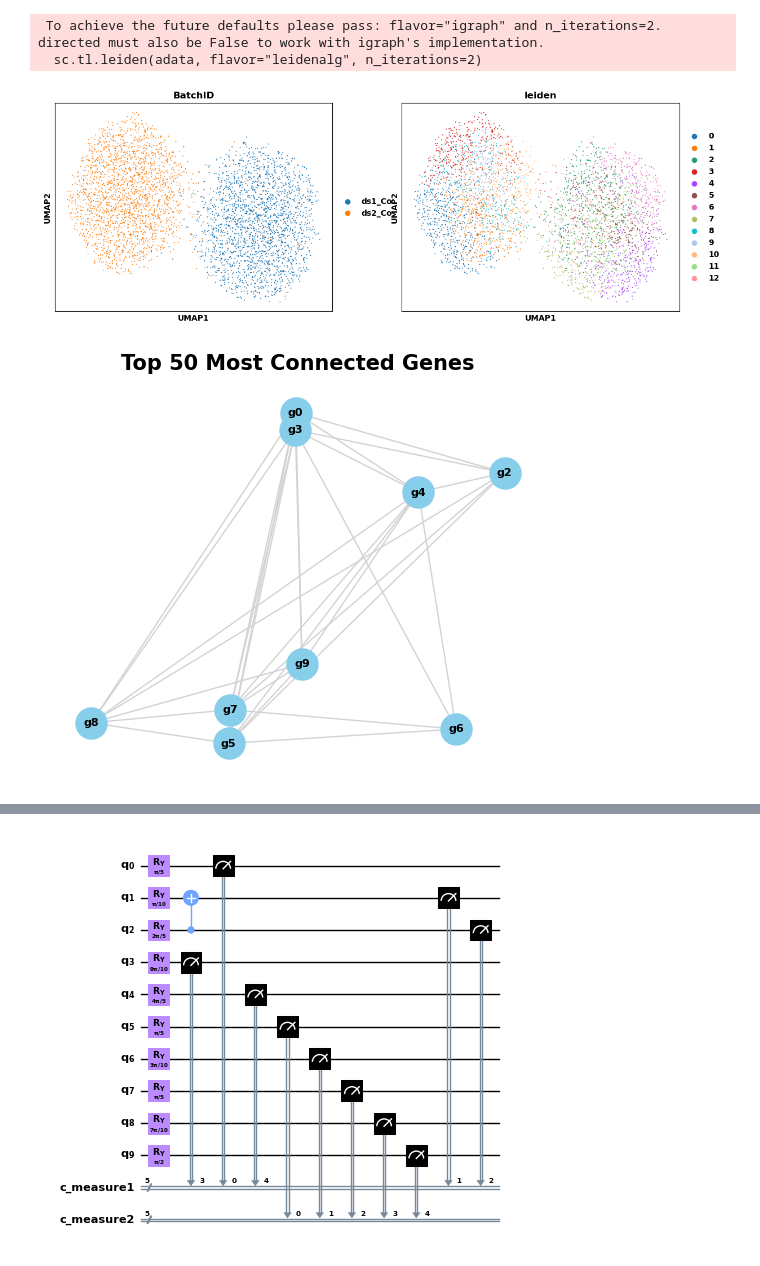
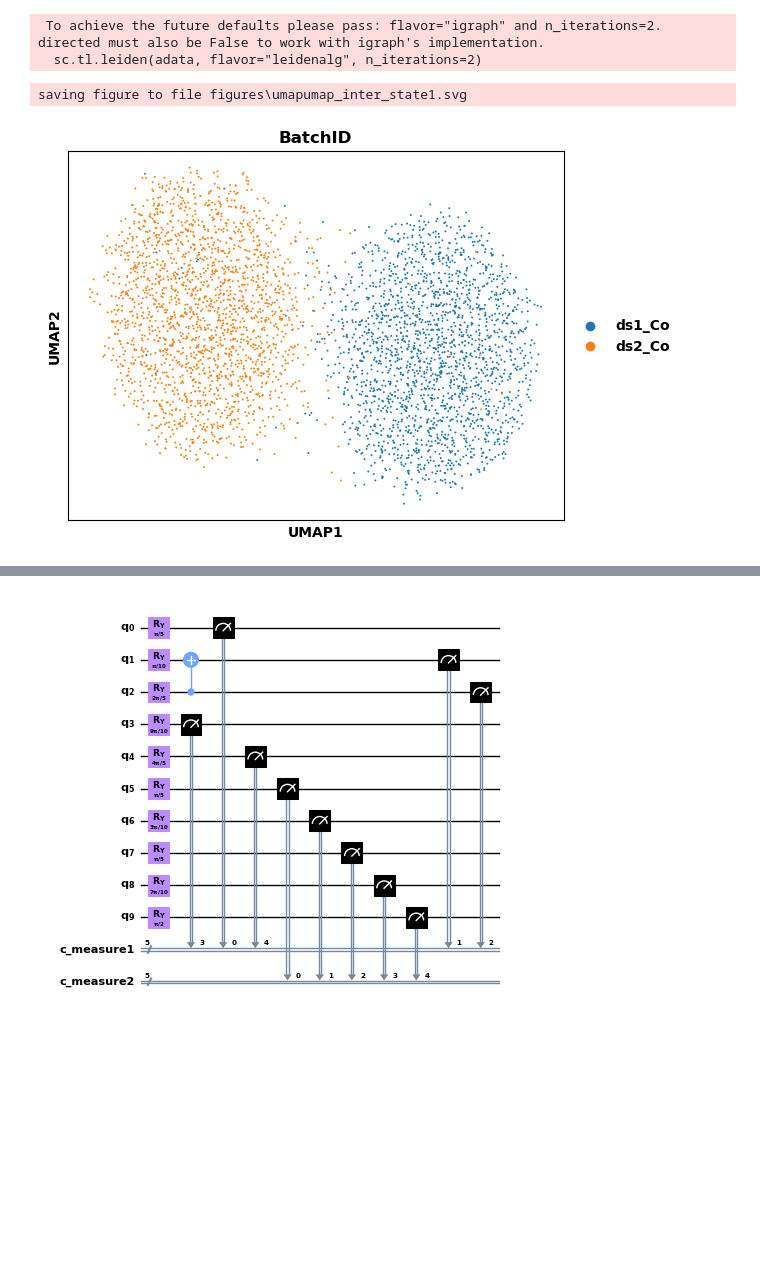
Before and after one commit to cailab-tamu/QuantumXCT, a Jupyter notebook: python/qSim_cell_chat.ipynb, the cells around one changed output, grey strips where cells are left out. Cells and saved outputs as stored; diff of their text form; code cells hidden in the pictures; blank space fills up the shorter version.

```diff
--- a/python/qSim_cell_chat.ipynb
+++ b/python/qSim_cell_chat.ipynb
@@ -343,7 +339,7 @@ circuit_xct_cnot.draw(output="mpl", style="clifford", fold=40,  scale = 0.5)
 findfont: Font family ['DejaVu Sans Display'] not found. Falling back to DejaVu Sans.
 [figure]
 # %%
-#counts_measure1, counts_measure2 = plot_measurement_histograms(circuit_xct_cnot, nshots=2000, title_prefix="Sampling QC", figure_save_name='measure_counts_sample.svg', figsize=(10,5))
-counts_measure1, counts_measure2 = plot_measurement_histograms(circuit_xct_cnot, nshots=2000, title_prefix="Sampling QC")
+counts_measure1, counts_measure2 = plot_measurement_histograms(circuit_xct_cnot, nshots=2000, title_prefix="Sampling QC", figure_save_name='measure_counts_sample_inter_state1.svg', figsize=(13,5))
+#counts_measure1, counts_measure2 = plot_measurement_histograms(circuit_xct_cnot, nshots=2000, title_prefix="Sampling QC")
 # %% [output]
 --- Simulating and Plotting Histograms for: Sampling QC ---
@@ -578,14 +578,21 @@ PCA coordinates are stored in adata.obsm['X_pca'].
  To achieve the future defaults please pass: flavor="igraph" and n_iterations=2.  directed must also be False to work with igraph's implementation.
   sc.tl.leiden(adata, flavor="leidenalg", n_iterations=2)
 # %%
+# sc.pl.umap(
+#     adata,
+#     color=["BatchID", "leiden"],
+#     # Setting a smaller point size to get prevent overlap
+#     size=8,
+# )
 sc.pl.umap(
     adata,
-    color=["BatchID", "leiden"],
+    color=["BatchID"],
     # Setting a smaller point size to get prevent overlap
-    size=8,
+    size=8, save = 'umap_inter_state1.svg'
 )
 # %% [output]
+saving figure to file figures\umapumap_inter_state1.svg
-[figure, old version]
+[figure, new version]
 # %%
 import pandas as pd
 import numpy as np
@@ -616,35 +694,0 @@ np.fill_diagonal(adj_matrix, 0)
-# %%
-import networkx as nx
-import matplotlib.pyplot as plt
-
-# Create a graph object from the adjacency matrix
-G = nx.from_numpy_array(adj_matrix)
-
-# Map the integer indices back to gene names
-gene_names = adata.var_names
-mapping = {i: gene_names[i] for i in range(len(gene_names))}
-G = nx.relabel_nodes(G, mapping)
-
-# Remove nodes that have no connections (isolated genes)
-G.remove_nodes_from(list(nx.isolates(G)))
-
-# To get a cleaner plot of a sub-network, you can find the most highly connected genes
-degrees = dict(G.degree())
-most_connected_genes = sorted(degrees, key=degrees.get, reverse=True)[:50]
-subgraph = G.subgraph(most_connected_genes)
-
-# Set a new layout specifically for the subgraph
-subgraph_pos = nx.fruchterman_reingold_layout(subgraph)
-
-plt.figure(figsize=(5, 4))
-nx.draw(subgraph,
-        pos=subgraph_pos,  # Use the new layout here
-        with_labels=True,
-        node_size=500,
-        font_size=8,
-        node_color='skyblue',
-        edge_color='lightgray')
-plt.title("Top 50 Most Connected Genes", fontsize=15)
-plt.show()
-# %% [output]
-[figure, removed]
```
Also changed, not shown: parts of 20 cells of this notebook.
